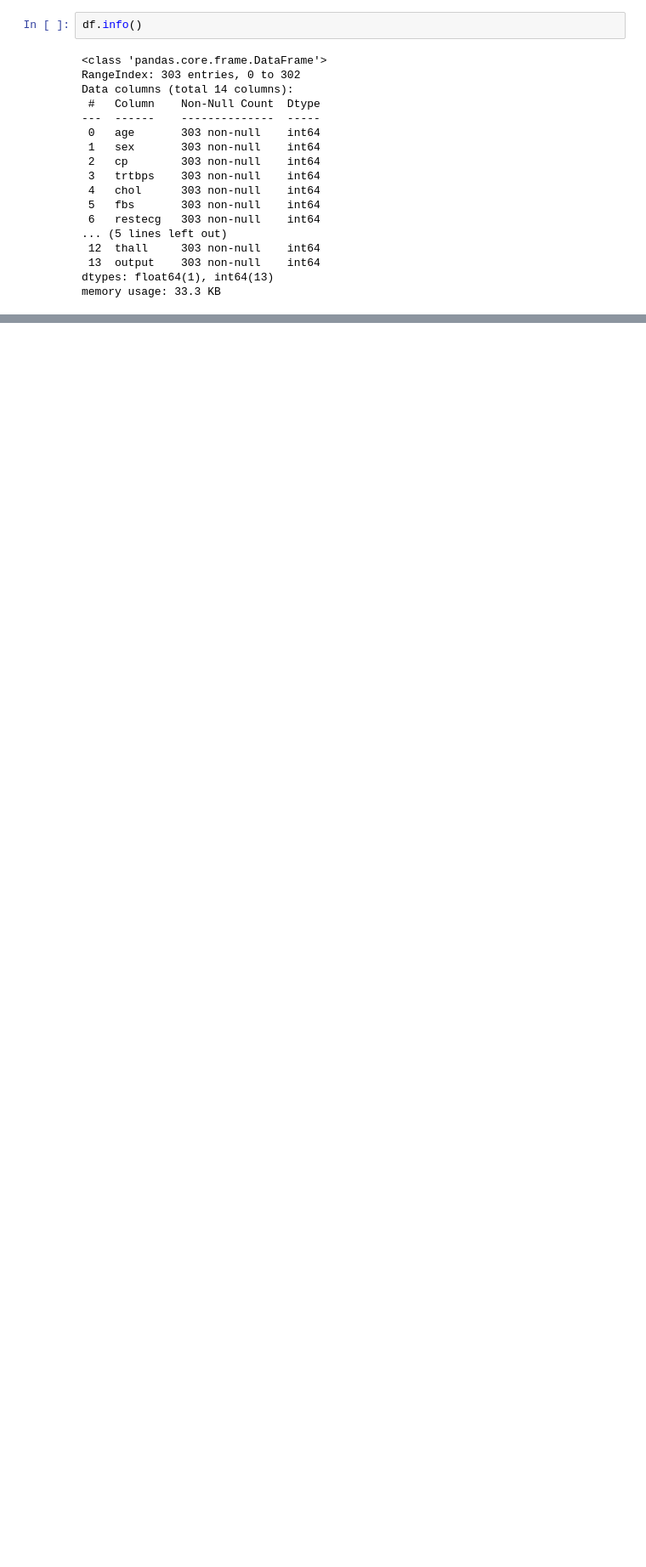
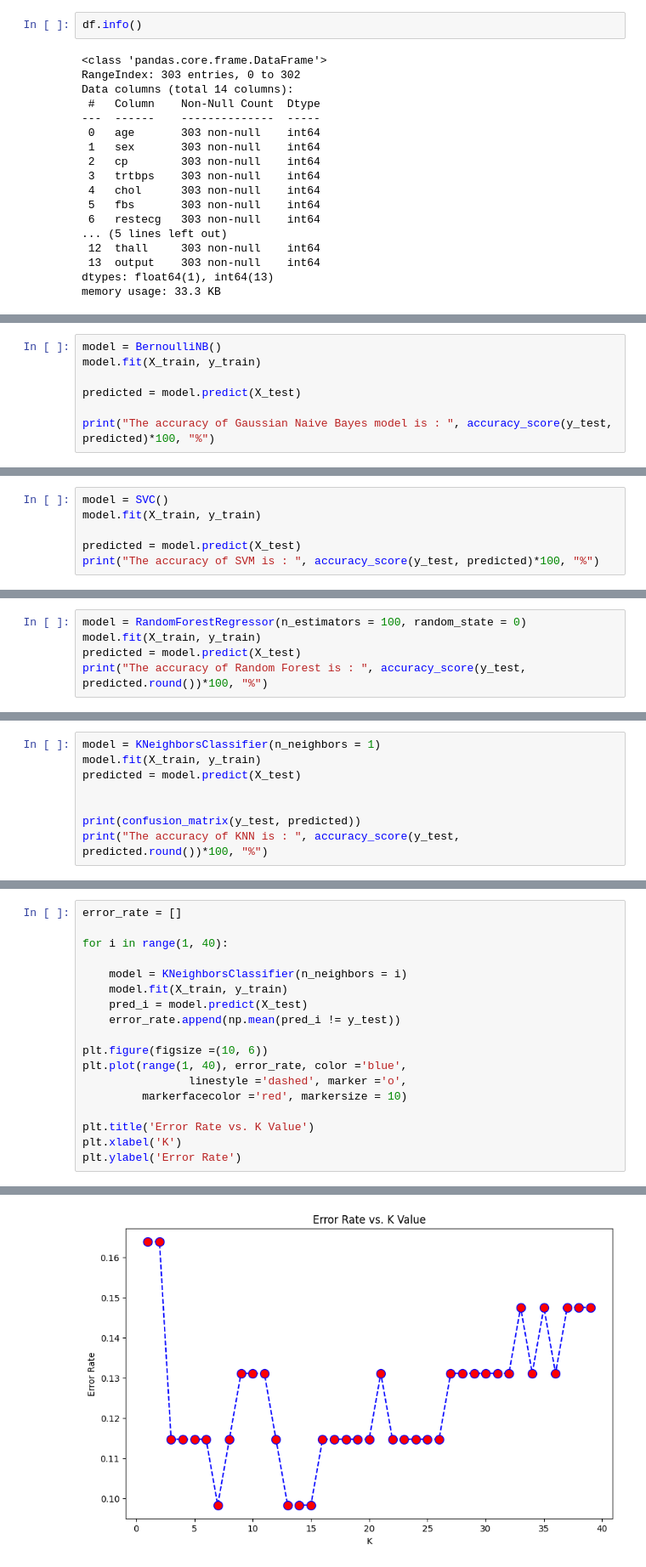
Before and after one commit to johnpospisil/heart-attack-prediction, a Jupyter notebook: heart-attack-prediction.ipynb, the cells around one changed output, grey strips where cells are left out. Shown at 85% size. Drawn from its saved outputs; the diff is of its cells as text; blank space fills up the shorter version.

Commit message:
Make a basic comparison of different models.

```diff
--- a/heart-attack-prediction.ipynb
+++ b/heart-attack-prediction.ipynb
@@ -36,0 +170,7 @@ memory usage: 33.3 KB
+# %%
+model = BernoulliNB()
+model.fit(X_train, y_train)
+
+predicted = model.predict(X_test)
+
+print("The accuracy of Gaussian Naive Bayes model is : ", accuracy_score(y_test, predicted)*100, "%")
@@ -36,0 +181,6 @@ memory usage: 33.3 KB
+# %%
+model = SVC()
+model.fit(X_train, y_train)
+
+predicted = model.predict(X_test)
+print("The accuracy of SVM is : ", accuracy_score(y_test, predicted)*100, "%")
@@ -36,0 +191,5 @@ memory usage: 33.3 KB
+# %%
+model = RandomForestRegressor(n_estimators = 100, random_state = 0)
+model.fit(X_train, y_train)
+predicted = model.predict(X_test)
+print("The accuracy of Random Forest is : ", accuracy_score(y_test, predicted.round())*100, "%")
@@ -36,0 +200,8 @@ memory usage: 33.3 KB
+# %%
+model = KNeighborsClassifier(n_neighbors = 1)
+model.fit(X_train, y_train)
+predicted = model.predict(X_test)
+
+
+print(confusion_matrix(y_test, predicted))
+print("The accuracy of KNN is : ", accuracy_score(y_test, predicted.round())*100, "%")
@@ -36,0 +212,19 @@ memory usage: 33.3 KB
+# %%
+error_rate = []
+
+for i in range(1, 40):
+
+    model = KNeighborsClassifier(n_neighbors = i)
+    model.fit(X_train, y_train)
+    pred_i = model.predict(X_test)
+    error_rate.append(np.mean(pred_i != y_test))
+
+plt.figure(figsize =(10, 6))
+plt.plot(range(1, 40), error_rate, color ='blue',
+                linestyle ='dashed', marker ='o',
+         markerfacecolor ='red', markersize = 10)
+
+plt.title('Error Rate vs. K Value')
+plt.xlabel('K')
+plt.ylabel('Error Rate')
+# %% [output]
@@ -36,0 +232 @@ memory usage: 33.3 KB
+[figure, added]
```
Also changed, not shown: parts of 33 cells of this notebook.
